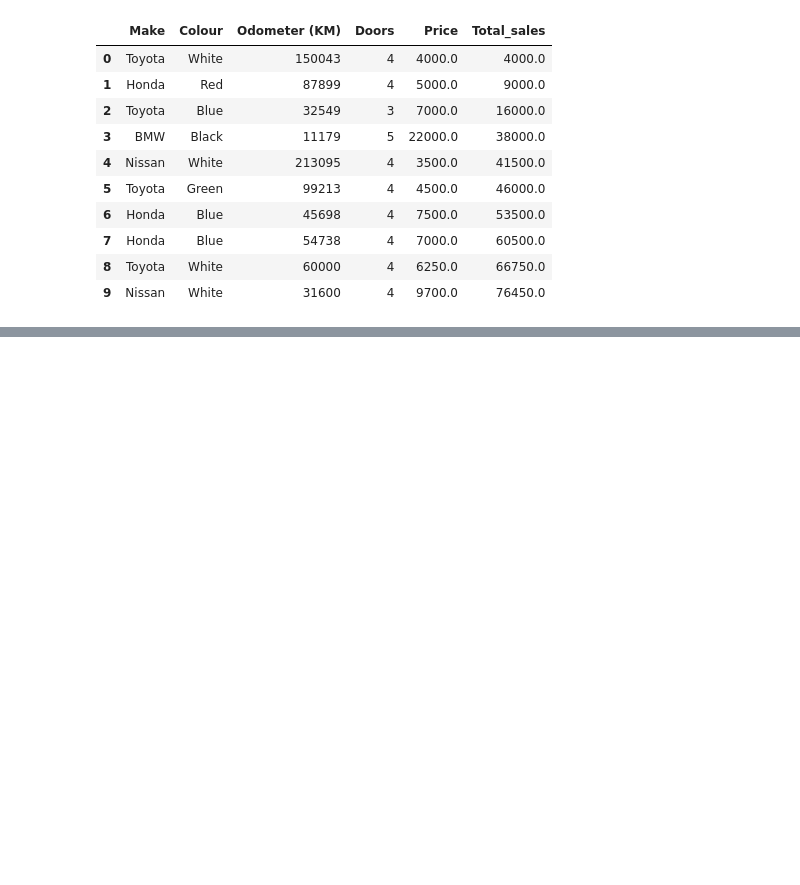
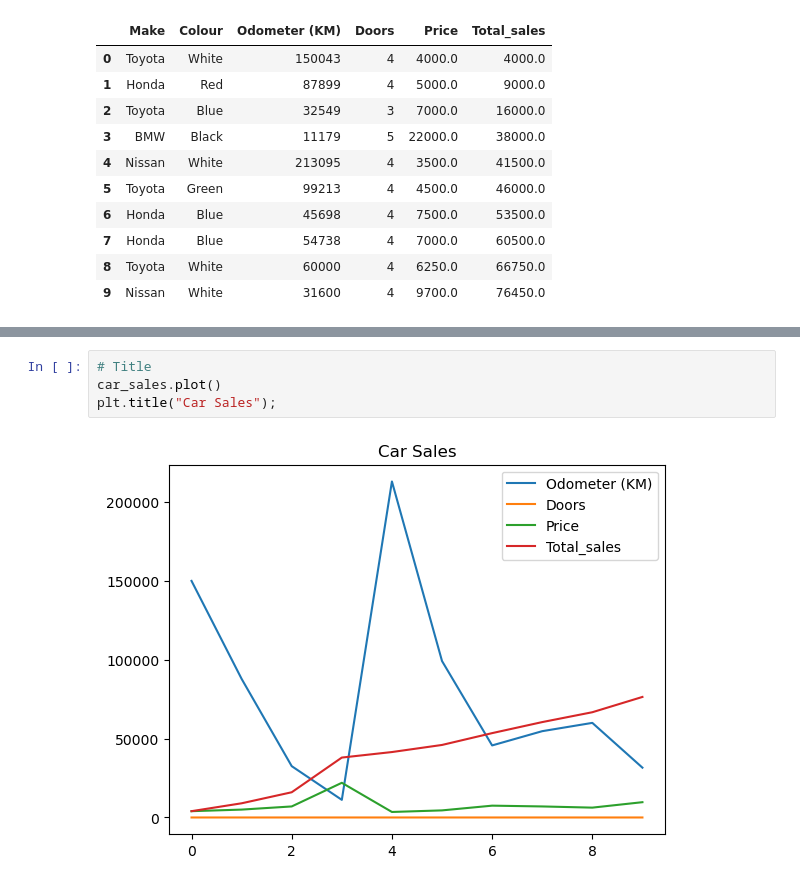
Before and after one commit to aftb777/Learning-Machine, a Jupyter notebook: MatpotlibCodes/PlottingPandas.ipynb, the cells around one changed output, grey strips where cells are left out. Saved outputs shown, nothing was run; the diff lists cells and outputs as text; blank space fills up the shorter version.

```diff
--- a/MatpotlibCodes/PlottingPandas.ipynb
+++ b/MatpotlibCodes/PlottingPandas.ipynb
@@ -147,0 +155,6 @@ car_sales
+# %%
+# Title
+car_sales.plot()
+plt.title("Car Sales");
+# %% [output]
+[figure, added]
```
Also changed, not shown: parts of 6 cells of this notebook.
